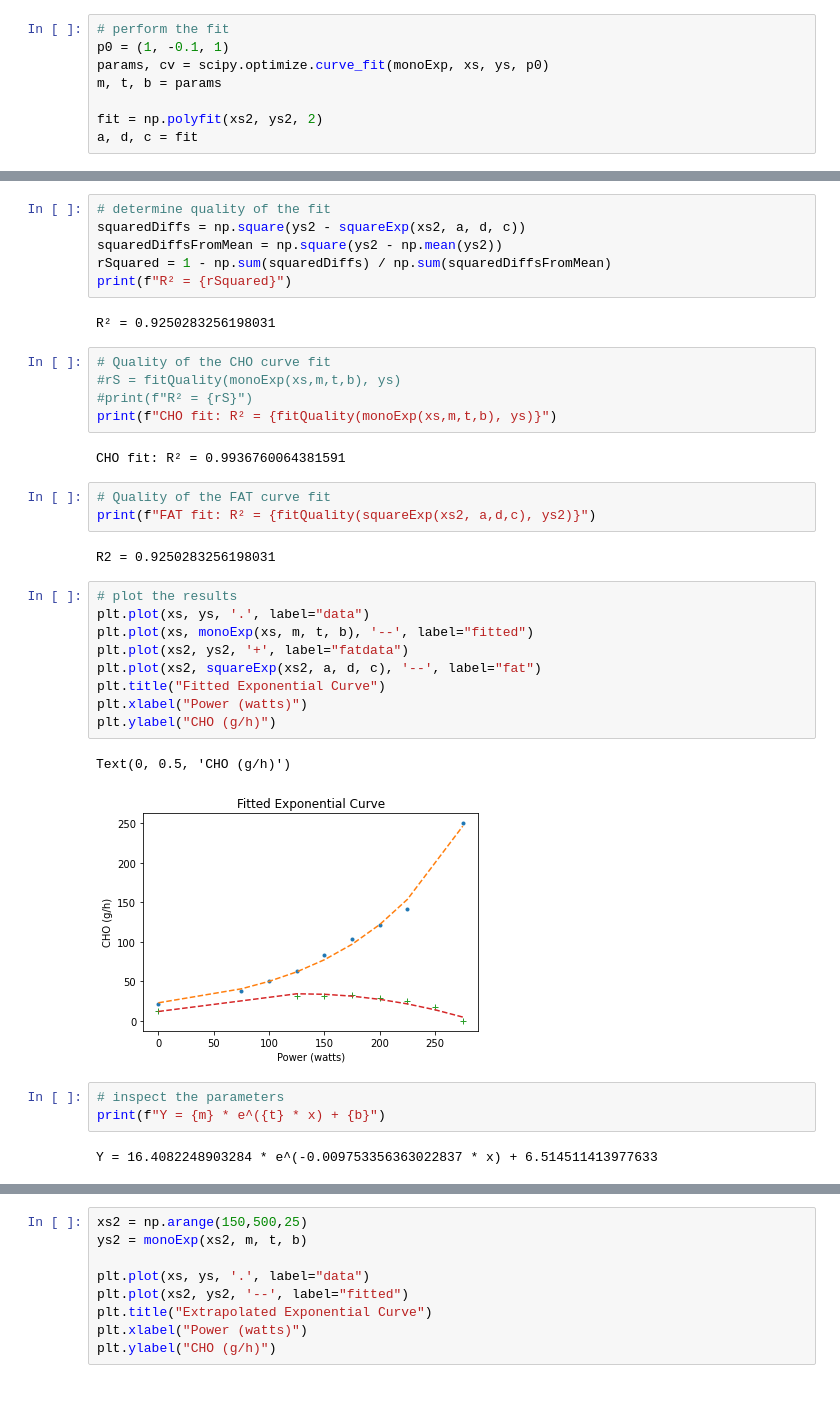
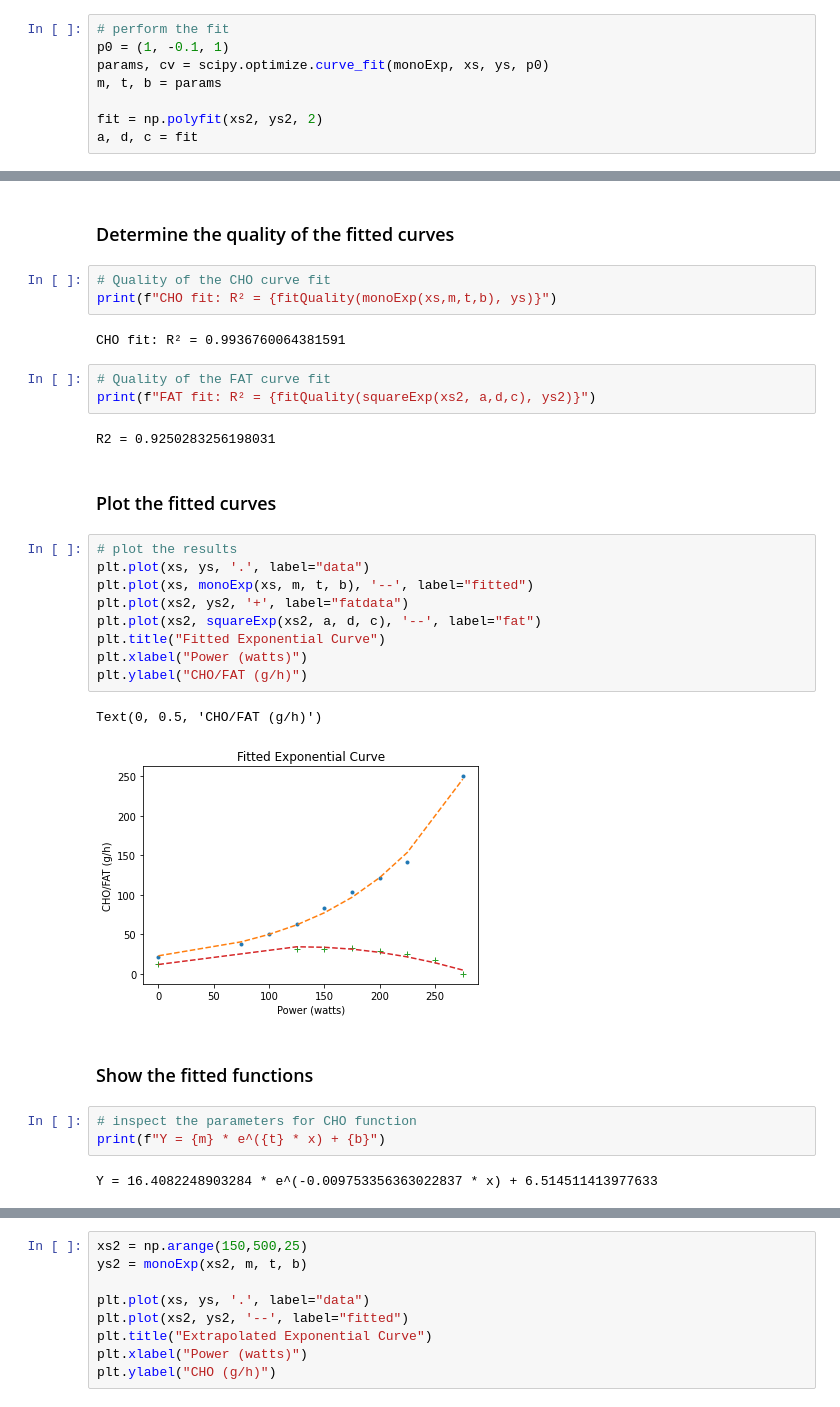
Before and after one commit to stevie-strange/CHOC, a Jupyter notebook: fit_function.ipynb, the cells around one changed output, grey strips where cells are left out. Cells and saved outputs as stored; diff of their text form.

```diff
--- a/fit_function.ipynb
+++ b/fit_function.ipynb
@@ -64,15 +66,7 @@ R² = 0.9936760064381591
-# %%
-# determine quality of the fit
-squaredDiffs = np.square(ys2 - squareExp(xs2, a, d, c))
-squaredDiffsFromMean = np.square(ys2 - np.mean(ys2))
-rSquared = 1 - np.sum(squaredDiffs) / np.sum(squaredDiffsFromMean)
-print(f"R² = {rSquared}")
-# %% [output]
-R² = 0.9250283256198031
+# %% [markdown]
+### Determine the quality of the fitted curves
 # %%
 # Quality of the CHO curve fit
-#rS = fitQuality(monoExp(xs,m,t,b), ys)
-#print(f"R² = {rS}")
 print(f"CHO fit: R² = {fitQuality(monoExp(xs,m,t,b), ys)}")
 # %% [output]
 CHO fit: R² = 0.9936760064381591
@@ -81,20 +75,24 @@ CHO fit: R² = 0.9936760064381591
 print(f"FAT fit: R² = {fitQuality(squareExp(xs2, a,d,c), ys2)}")
 # %% [output]
 R2 = 0.9250283256198031
+# %% [markdown]
+### Plot the fitted curves
 # %%
 # plot the results
 plt.plot(xs, ys, '.', label="data")
 plt.plot(xs, monoExp(xs, m, t, b), '--', label="fitted")
 plt.plot(xs2, ys2, '+', label="fatdata")
 plt.plot(xs2, squareExp(xs2, a, d, c), '--', label="fat")
 plt.title("Fitted Exponential Curve")
 plt.xlabel("Power (watts)")
-plt.ylabel("CHO (g/h)")
+plt.ylabel("CHO/FAT (g/h)")
 # %% [output]
-Text(0, 0.5, 'CHO (g/h)')
+Text(0, 0.5, 'CHO/FAT (g/h)')
-[figure, old version]
+[figure, new version]
+# %% [markdown]
+### Show the fitted functions
 # %%
-# inspect the parameters
+# inspect the parameters for CHO function
 print(f"Y = {m} * e^({t} * x) + {b}")
 # %% [output]
 Y = 16.4082248903284 * e^(-0.009753356363022837 * x) + 6.514511413977633
```
Also changed, not shown: parts of 11 cells of this notebook.
